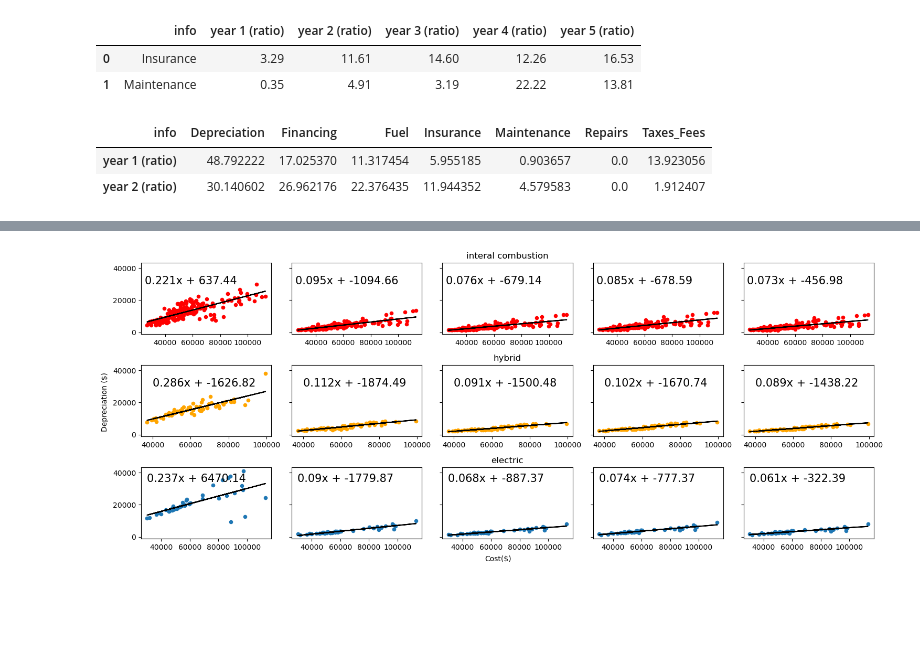
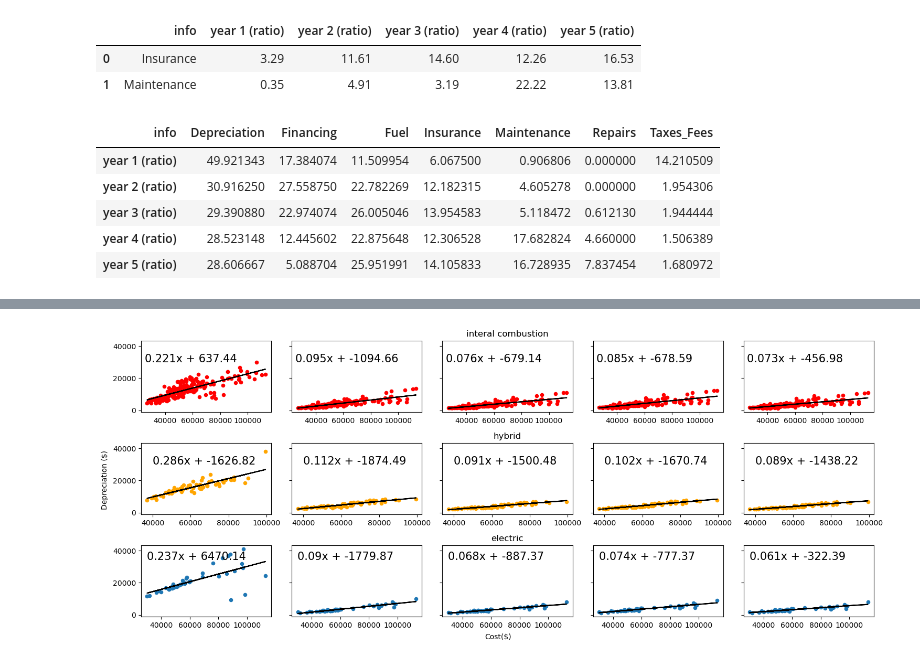
Before and after one commit to ekfrib23/project1-ev-ice, a Jupyter notebook: analysis_5year_ownership_all.ipynb, the cells around one changed output, grey strips where cells are left out. Cells and saved outputs as stored; diff of their text form; code cells hidden in the pictures; blank space fills up the shorter version.

```diff
--- a/analysis_5year_ownership_all.ipynb
+++ b/analysis_5year_ownership_all.ipynb
@@ -288,14 +310,21 @@ total_ev_cost_plot.head(2)
 |  | info | year 1 (ratio) | year 2 (ratio) | year 3 (ratio) | year 4 (ratio) | year 5 (ratio) |
 | 0 | Insurance | 3.29 | 11.61 | 14.60 | 12.26 | 16.53 |
 | 1 | Maintenance | 0.35 | 4.91 | 3.19 | 22.22 | 13.81 |
-# %%
-#transpose dataframe
-total_ice_cost_plot=total_ice_cost_plot.groupby('info').mean().T
-total_hybrid_cost_plot=total_hybrid_cost_plot.groupby('info').mean().T
-total_ev_cost_plot=total_ev_cost_plot.groupby('info').mean().T
-total_ice_cost_plot.head(2)
-# %% [output]
-| info | Depreciation | Financing | Fuel | Insurance | Maintenance | Repairs | Taxes_Fees |
-| year 1 (ratio) | 48.792222 | 17.025370 | 11.317454 | 5.955185 | 0.903657 | 0.0 | 13.923056 |
-| year 2 (ratio) | 30.140602 | 26.962176 | 22.376435 | 11.944352 | 4.579583 | 0.0 | 1.912407 |
+# %%
+# determination of the mean of each engine type for the yearly itemized cost
+# grouping of the internal combustion engine cars by itemized cost and transposing df
+total_ice_cost_plot=total_ice_cost_plot.groupby('info').mean().T
+# grouping of the hybrid cars by itemized cost and transposing df
+total_hybrid_cost_plot=total_hybrid_cost_plot.groupby('info').mean().T
+# grouping of the electric cars by itemized cost and transposing df
+total_ev_cost_plot=total_ev_cost_plot.groupby('info').mean().T
+# printing dataframe of the internal combustion engine cars to screen
+total_ice_cost_plot
+# %% [output]
+| info | Depreciation | Financing | Fuel | Insurance | Maintenance | Repairs | Taxes_Fees |
+| year 1 (ratio) | 49.921343 | 17.384074 | 11.509954 | 6.067500 | 0.906806 | 0.000000 | 14.210509 |
+| year 2 (ratio) | 30.916250 | 27.558750 | 22.782269 | 12.182315 | 4.605278 | 0.000000 | 1.954306 |
+| year 3 (ratio) | 29.390880 | 22.974074 | 26.005046 | 13.954583 | 5.118472 | 0.612130 | 1.944444 |
+| year 4 (ratio) | 28.523148 | 12.445602 | 22.875648 | 12.306528 | 17.682824 | 4.660000 | 1.506389 |
+| year 5 (ratio) | 28.606667 | 5.088704 | 25.951991 | 14.105833 | 16.728935 | 7.837454 | 1.680972 |
 # %%
```
Also changed, not shown: parts of 19 cells of this notebook.
